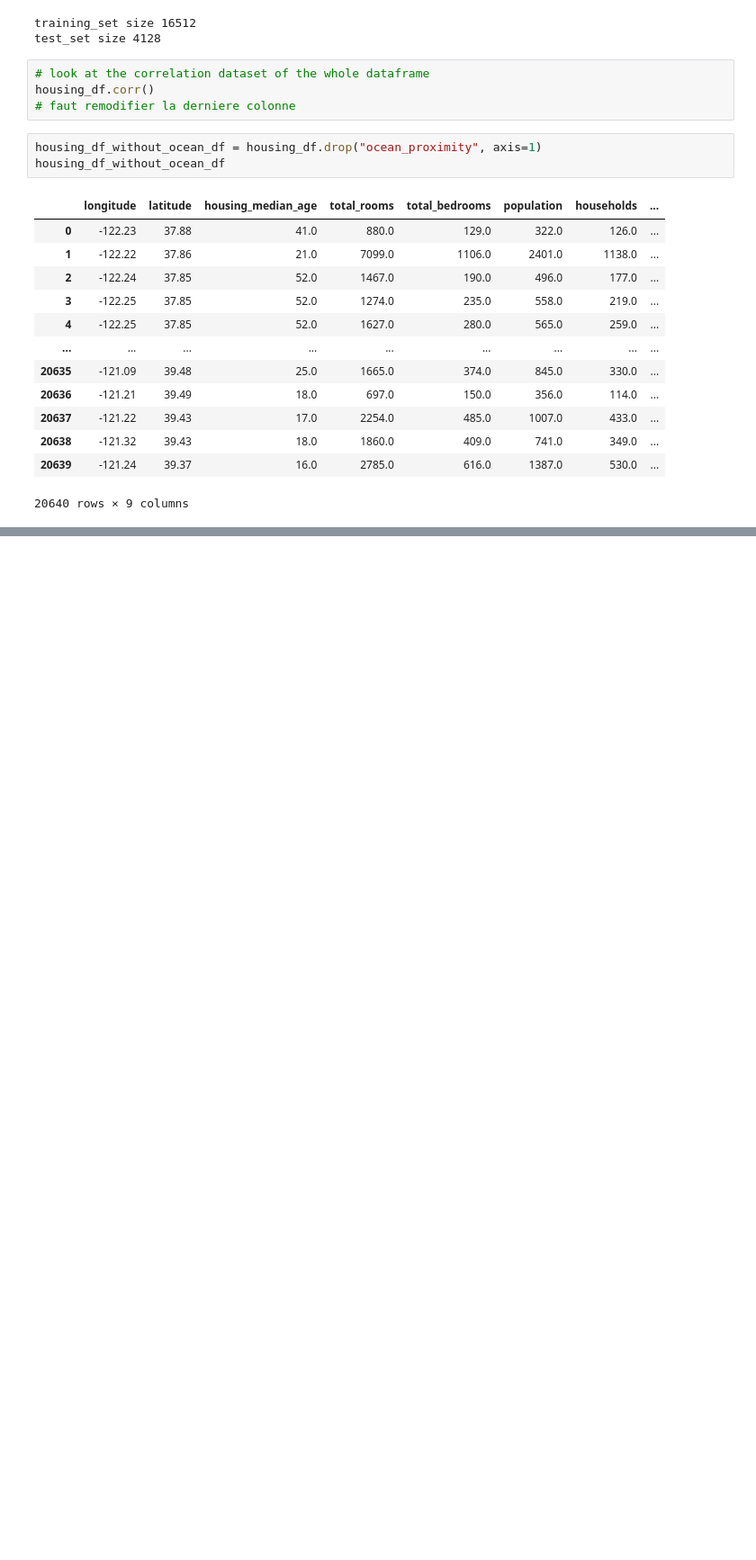
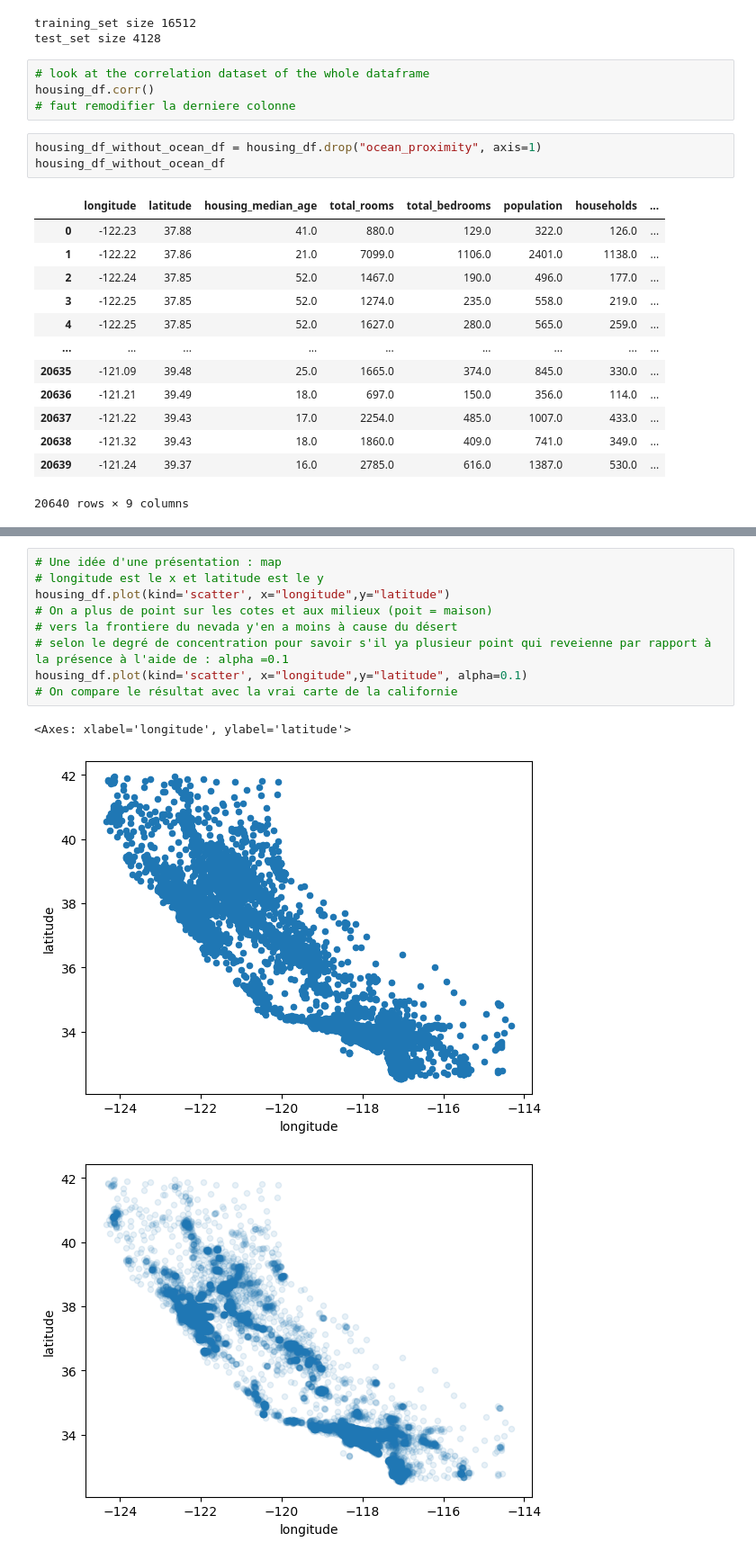
Before and after one commit to MahiElamine02/M2BIDABI_ML, a Jupyter notebook: california_housing_price/california_housing_price.ipynb, the cells around one changed output, grey strips where cells are left out. Shown at 90% size. Drawn from its saved outputs; the diff is of its cells as text; blank space fills up the shorter version.

```diff
--- a/california_housing_price/california_housing_price.ipynb
+++ b/california_housing_price/california_housing_price.ipynb
@@ -141,0 +166,13 @@ array([[452600.],
+# %%
+# Une idée d'une présentation : map
+# longitude est le x et latitude est le y
+housing_df.plot(kind='scatter', x="longitude",y="latitude")
+# On a plus de point sur les cotes et aux milieux (poit = maison)
+# vers la frontiere du nevada y'en a moins à cause du désert
+# selon le degré de concentration pour savoir s'il ya plusieur point qui reveienne par rapport à la présence à l'aide de : alpha =0.1
+housing_df.plot(kind='scatter', x="longitude",y="latitude", alpha=0.1)
+# On compare le résultat avec la vrai carte de la californie
+# %% [output]
+<Axes: xlabel='longitude', ylabel='latitude'>
+[figure, added]
+[figure, added]
```
Also changed, not shown: parts of 19 cells of this notebook, 2 other files.
